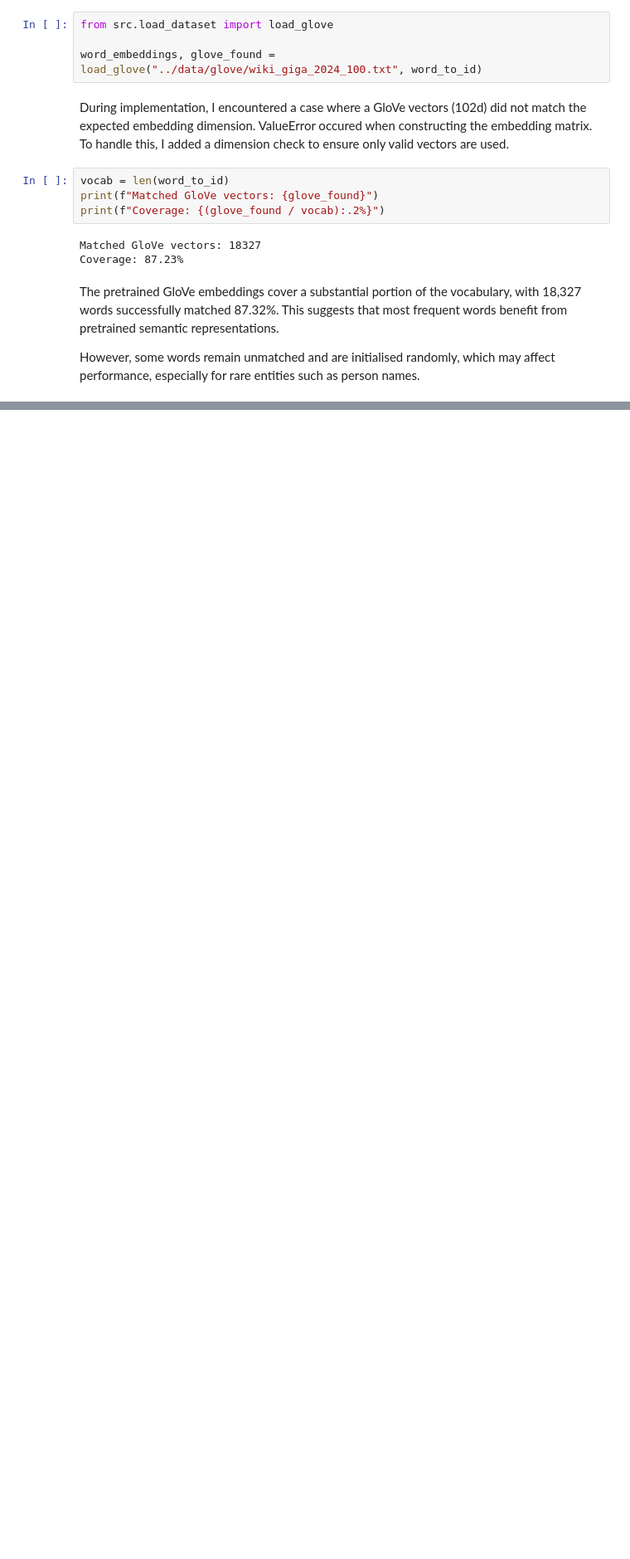
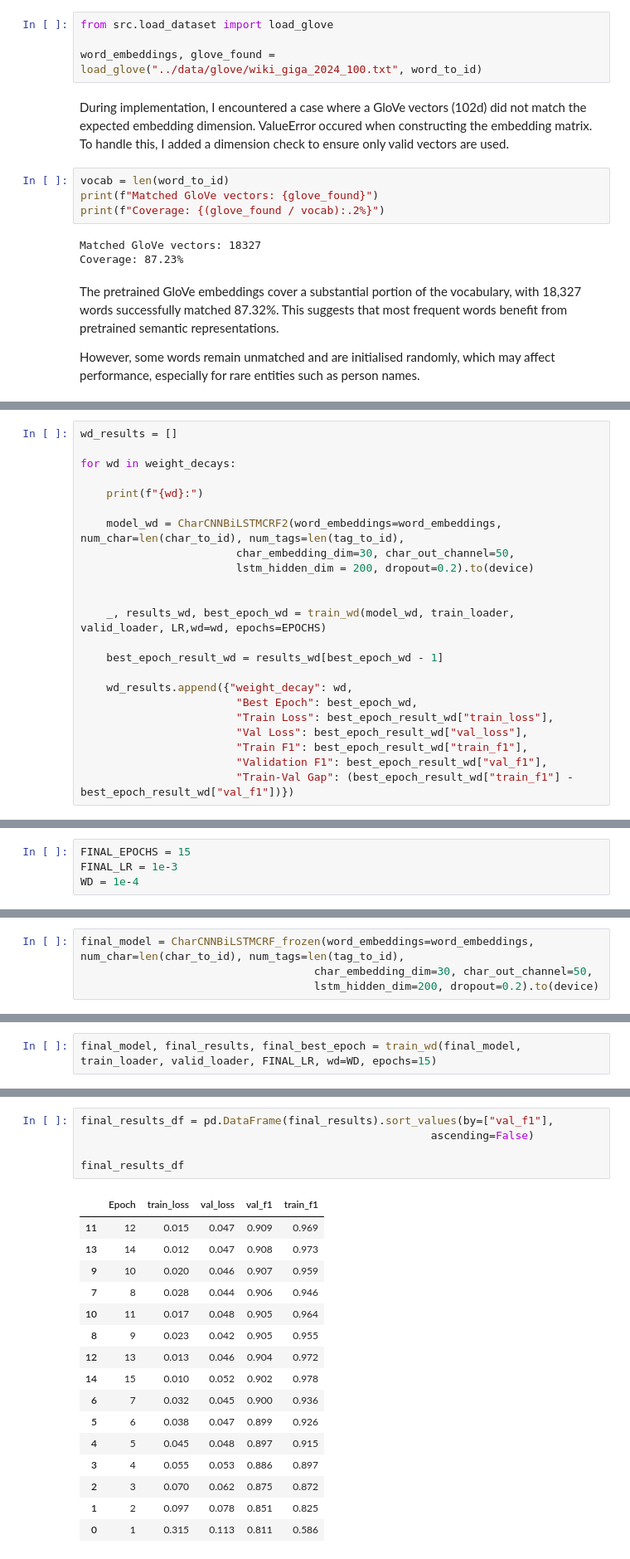
Before and after one commit to Efemirkan/ner-comparison-project, a Jupyter notebook: notebooks/02_bilstm_model.ipynb, the cells around one changed output, grey strips where cells are left out. Shown at 83% size. Cells and saved outputs as stored; diff of their text form; blank space fills up the shorter version.

Commit message:
Add BiLSTM-CRF NER experiments and model tuning

```diff
--- a/notebooks/02_bilstm_model.ipynb
+++ b/notebooks/02_bilstm_model.ipynb
@@ -294,0 +845,23 @@ However, some words remain unmatched and are initialised randomly, which may aff
+# %%
+wd_results = []
+
+for wd in weight_decays:
+
+    print(f"{wd}:")
+
+    model_wd = CharCNNBiLSTMCRF2(word_embeddings=word_embeddings, num_char=len(char_to_id), num_tags=len(tag_to_id),
+                        char_embedding_dim=30, char_out_channel=50,
+                        lstm_hidden_dim = 200, dropout=0.2).to(device)
+
+
+    _, results_wd, best_epoch_wd = train_wd(model_wd, train_loader, valid_loader, LR,wd=wd, epochs=EPOCHS)
+
+    best_epoch_result_wd = results_wd[best_epoch_wd - 1]
+
+    wd_results.append({"weight_decay": wd,
+                        "Best Epoch": best_epoch_wd,
+                        "Train Loss": best_epoch_result_wd["train_loss"],
+                        "Val Loss": best_epoch_result_wd["val_loss"],
+                        "Train F1": best_epoch_result_wd["train_f1"],
+                        "Validation F1": best_epoch_result_wd["val_f1"],
+                        "Train-Val Gap": (best_epoch_result_wd["train_f1"] - best_epoch_result_wd["val_f1"])})
@@ -294,0 +1013,4 @@ However, some words remain unmatched and are initialised randomly, which may aff
+# %%
+FINAL_EPOCHS = 15
+FINAL_LR = 1e-3
+WD = 1e-4
@@ -294,0 +1169,4 @@ However, some words remain unmatched and are initialised randomly, which may aff
+# %%
+final_model = CharCNNBiLSTMCRF_frozen(word_embeddings=word_embeddings, num_char=len(char_to_id), num_tags=len(tag_to_id),
+                                    char_embedding_dim=30, char_out_channel=50,
+                                    lstm_hidden_dim=200, dropout=0.2).to(device)
@@ -294,0 +1175,2 @@ However, some words remain unmatched and are initialised randomly, which may aff
+# %%
+final_model, final_results, final_best_epoch = train_wd(final_model, train_loader, valid_loader, FINAL_LR, wd=WD, epochs=15)
@@ -294,0 +1225,22 @@ However, some words remain unmatched and are initialised randomly, which may aff
+# %%
+final_results_df = pd.DataFrame(final_results).sort_values(by=["val_f1"],
+                                                      ascending=False)
+
+final_results_df
+# %% [output]
+|  | Epoch | train_loss | val_loss | val_f1 | train_f1 |
+| 11 | 12 | 0.015 | 0.047 | 0.909 | 0.969 |
+| 13 | 14 | 0.012 | 0.047 | 0.908 | 0.973 |
+| 9 | 10 | 0.020 | 0.046 | 0.907 | 0.959 |
+| 7 | 8 | 0.028 | 0.044 | 0.906 | 0.946 |
+| 10 | 11 | 0.017 | 0.048 | 0.905 | 0.964 |
+| 8 | 9 | 0.023 | 0.042 | 0.905 | 0.955 |
+| 12 | 13 | 0.013 | 0.046 | 0.904 | 0.972 |
+| 14 | 15 | 0.010 | 0.052 | 0.902 | 0.978 |
+| 6 | 7 | 0.032 | 0.045 | 0.900 | 0.936 |
+| 5 | 6 | 0.038 | 0.047 | 0.899 | 0.926 |
+| 4 | 5 | 0.045 | 0.048 | 0.897 | 0.915 |
+| 3 | 4 | 0.055 | 0.053 | 0.886 | 0.897 |
+| 2 | 3 | 0.070 | 0.062 | 0.875 | 0.872 |
+| 1 | 2 | 0.097 | 0.078 | 0.851 | 0.825 |
+| 0 | 1 | 0.315 | 0.113 | 0.811 | 0.586 |
```
Also changed, not shown: parts of 74 cells of this notebook, 1 other file.
